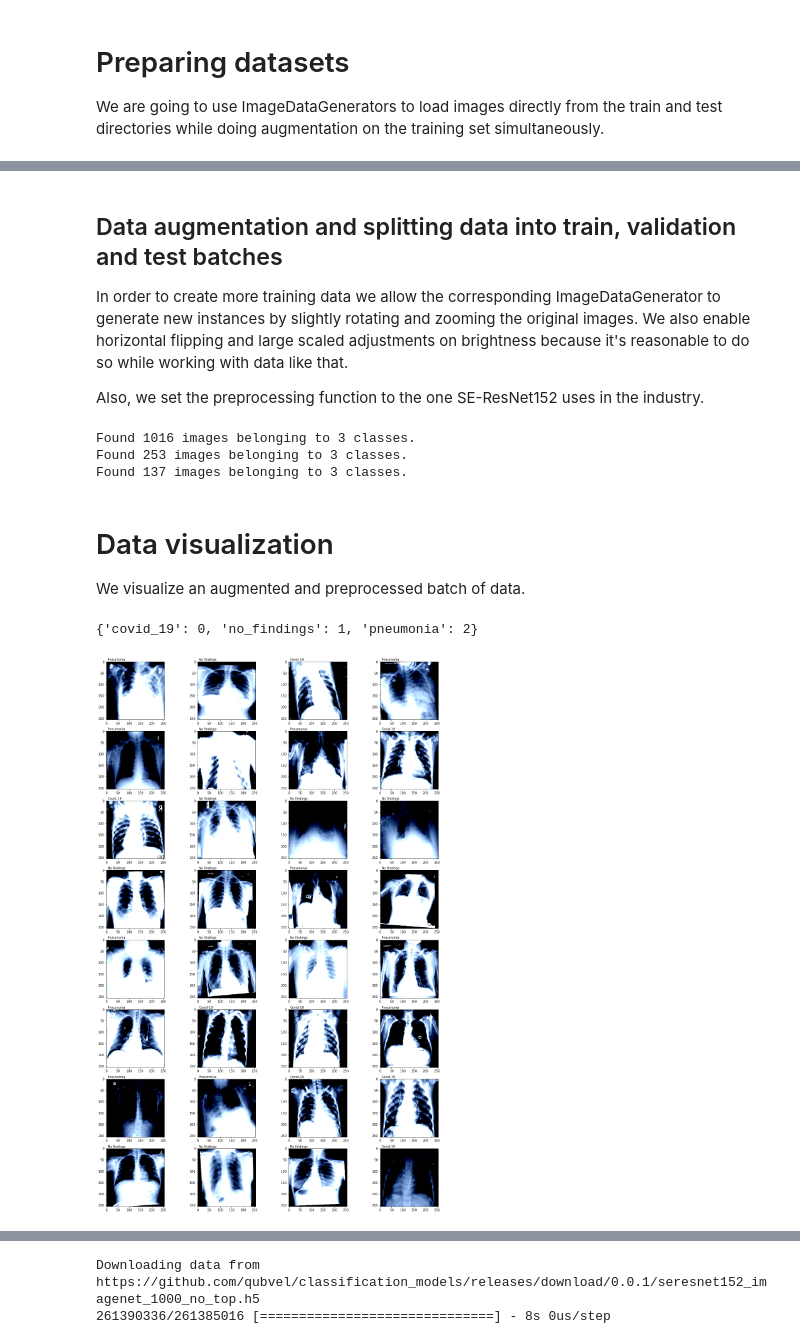
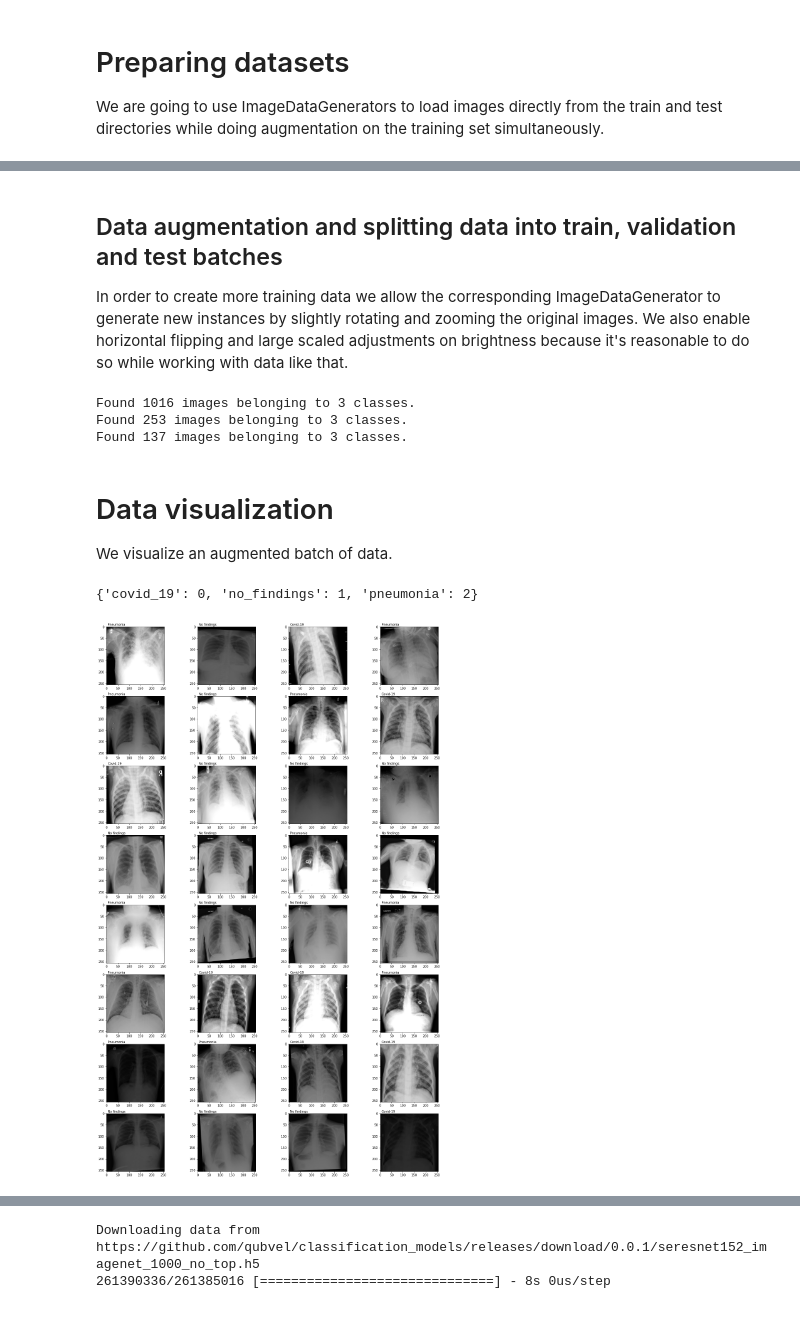
Before and after one commit to SonOf1998/COVID-19_detection_in_lungs, a Jupyter notebook: COVIDDetector.ipynb, the cells around one changed output, grey strips where cells are left out. Drawn from its saved outputs; the diff is of its cells as text; code cells hidden in the pictures.

Commit message:
preprocessing is now a layer

```diff
--- a/COVIDDetector.ipynb
+++ b/COVIDDetector.ipynb
@@ -116,18 +91,13 @@ Successfully installed image-classifiers-1.0.0 keras-applications-1.0.8
 # %% [markdown]
 ## Data augmentation and splitting data into train, validation and test batches
 In order to create more training data we allow the corresponding ImageDataGenerator to generate new instances by slightly rotating and zooming the original images. We also enable horizontal flipping and large scaled adjustments on brightness because it's reasonable to do so while working with data like that.
-
-Also, we set the preprocessing function to the one SE-ResNet152 uses in the industry.
 # %%
 from tensorflow.keras.preprocessing.image import ImageDataGenerator
-from classification_models.keras import Classifiers
 
-SEResNet152, preprocess_input = Classifiers.get('seresnet152')
-
-# 20% validation split of train datasets
-train_datagen = ImageDataGenerator(preprocessing_function=preprocess_input,
-                                  validation_split=0.2, rotation_range=5,
-                                  zoom_range=0.075, brightness_range=[0.8, 1.2],
+# min-max normalization and 20% validation split of train datasets
+train_datagen = ImageDataGenerator(rescale=1./255, validation_split=0.2,
+                                  rotation_range=5, zoom_range=0.075,
+                                  brightness_range=[0.2, 1.4],
                                   horizontal_flip=True)
 
 # generate training batches from train directory
@@ -153,7 +123,8 @@ validation_iter = train_datagen.flow_from_directory(
     subset='validation'
 )
 
-test_datagen = ImageDataGenerator(preprocessing_function=preprocess_input)
+# min-max normalization of test datasets
+test_datagen = ImageDataGenerator(rescale=1./255)
 
 # generate test batches from test directory
 test_iter = test_datagen.flow_from_directory(
@@ -170,7 +141,7 @@ Found 253 images belonging to 3 classes.
 Found 137 images belonging to 3 classes.
 # %% [markdown]
 # Data visualization
-We visualize an augmented and preprocessed batch of data.
+We visualize an augmented batch of data.
 # %%
 import numpy as np
 
@@ -187,26 +158,26 @@ train_iter.class_indices
 # %%
 import matplotlib.pyplot as plt
 import matplotlib.image as mpimg
 
 ncols = 4 # Preferred amount of columns
 nrows = int(np.ceil(xrays.shape[0]/ncols)) # Calculate num of rows based on batch size
 
 fig = plt.gcf()
 fig.set_size_inches(ncols * 5, nrows * 4)
 
 # Plot
 for i, img in enumerate(xrays):
   sp = plt.subplot(nrows, ncols, i + 1)
-  plt.imshow(np.clip(img, 0, 1))
+  plt.imshow(img, cmap='gray')
   if(labels[i][0] == 1):
     plt.text(x = 5, y = -5, s='Covid-19')
   elif(labels[i][1] == 1):
     plt.text(x = 5, y = -5, s='No findings')
   elif(labels[i][2] == 1):
     plt.text(x = 5, y = -5, s='Pneumonia')
 plt.show()
 # %% [output]
-[figure, old version]
+[figure, new version]
 # %%
 # Reset the iterator
 train_iter.reset()
```
Also changed, not shown: parts of 12 cells of this notebook.
